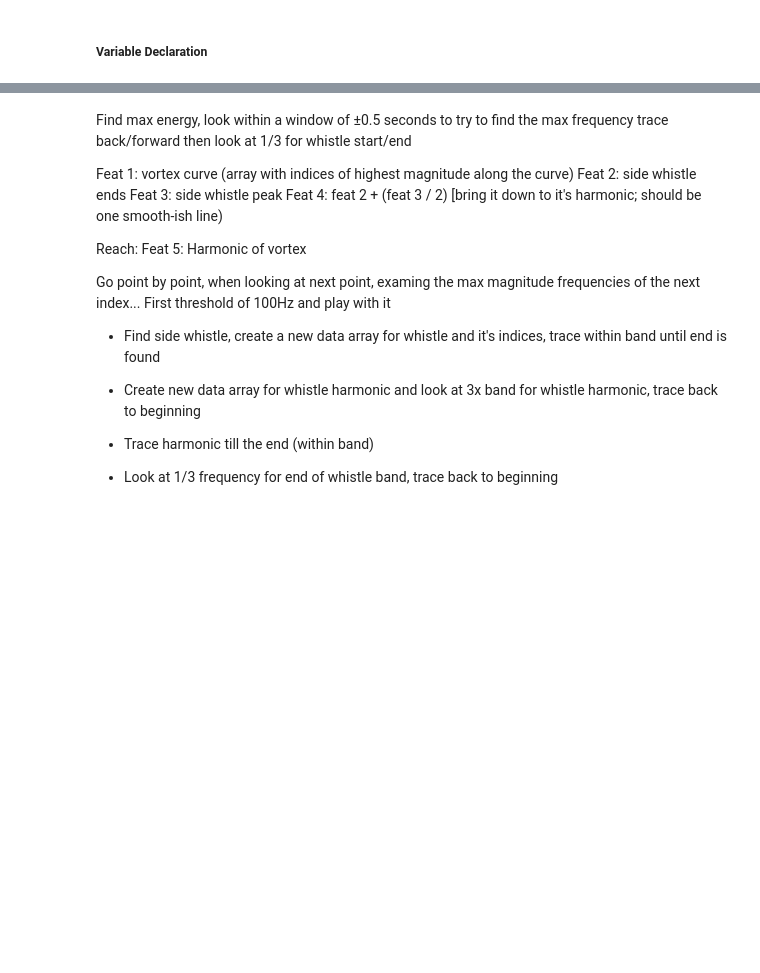
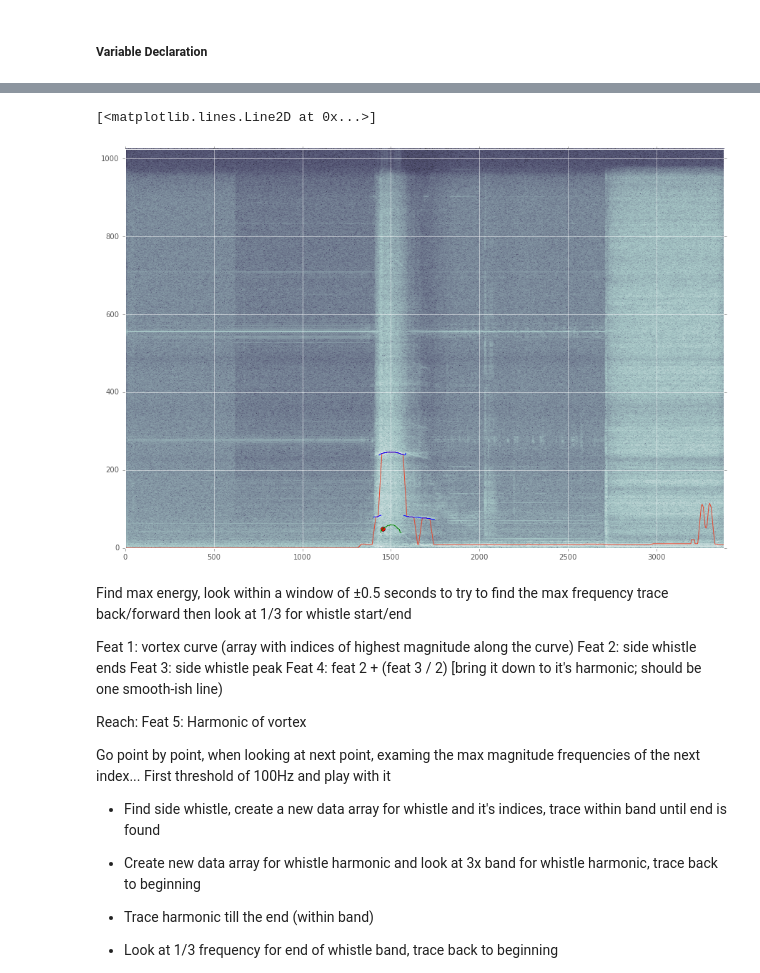
Before and after one commit to SMU-Ubicomp-Lab/OpenSpirometryAnalysis, a Jupyter notebook: AlgorithmDevelopment.ipynb, the cells around one changed output, grey strips where cells are left out. Drawn from its saved outputs; the diff is of its cells as text; code cells hidden in the pictures; blank space fills up the shorter version.

```diff
--- a/AlgorithmDevelopment.ipynb
+++ b/AlgorithmDevelopment.ipynb
@@ -230,22 +250,24 @@ max_energy = energy[max_energy_loc]
 
 
 # Find # of index points in 1/2 second... create window of max_energy_location ± index
-search_window_time = 0.5
+search_window_time = 0.25
 search_window_shift = time_to_index(search_window_time, sampling_rate_columns)
 search_window_begin = max_energy_loc - search_window_shift
-search_window_end = max_energy_loc + search_window_shift
-# search_window = data_curve[search_window_begin : search_window_end]
+search_window_end = max_energy_loc + search_window_shift + 1
+# +1 was added to account for python array indexing
 
 
-# Search through window to find the temp point of max_magnitude from the array of max magnitudes
-init_max_mag_x = np.argmax(search_window) + search_window_begin
-init_max_mag_y = max_values[init_max_mag_loc]
-init_max_mag_time = index_to_time(init_max_mag_x, sampling_rate_columns)
+# Search through max_values to find the temp point of max magnitude (in the search window)
+init_max_mag_x = np.argmax(max_values[search_window_begin : search_window_end]) + search_window_begin
+init_max_mag_y = max_values[init_max_mag_x]
+
+# init_max_mag_time = index_to_time(init_max_mag_x, sampling_rate_columns)
+
 
 # Follow this curve within a band of ±30Hz and find end points to determine whistle mid-section
-search_index = init_max_mag_loc - 1
+search_index = init_max_mag_x - 1
 
-band_range_hz = 30.0
+band_range_hz = 100.0
 band_range = freq_to_index(band_range_hz)
 
 # search_band = data_curve[]
@@ -337,3 +428,20 @@ ax3.text(max_energy_loc, max_energy + 0.01*max_energy, 'Max Energy Value')
+# %%
+f = plt.figure(figsize=(15,10))
+plt.style.use('ggplot')
+
+ax = plt.subplot(1,1,1)
+ax.pcolorfast(np.log(data), cmap=plt.cm.bone)
+
+ax.plot(max_values)
+ax.plot(whistle_midsection, 'b')
+ax.plot(whistle_endpoints, 'b')
+ax.plot(next_biggest_x, next_biggest_y , 'or')
+# ax.plot(curve_end, init_y_index, 'or')
+
+ax.plot(vortex_fundamental, 'g')
+# %% [output]
+[<matplotlib.lines.Line2D at 0x...>]
+[figure, added]
 # %% [markdown]
 Find max energy, look within a window of ±0.5 seconds to try to find the max frequency
 trace back/forward then look at 1/3 for whistle start/end
```
Also changed, not shown: parts of 10 cells of this notebook.
